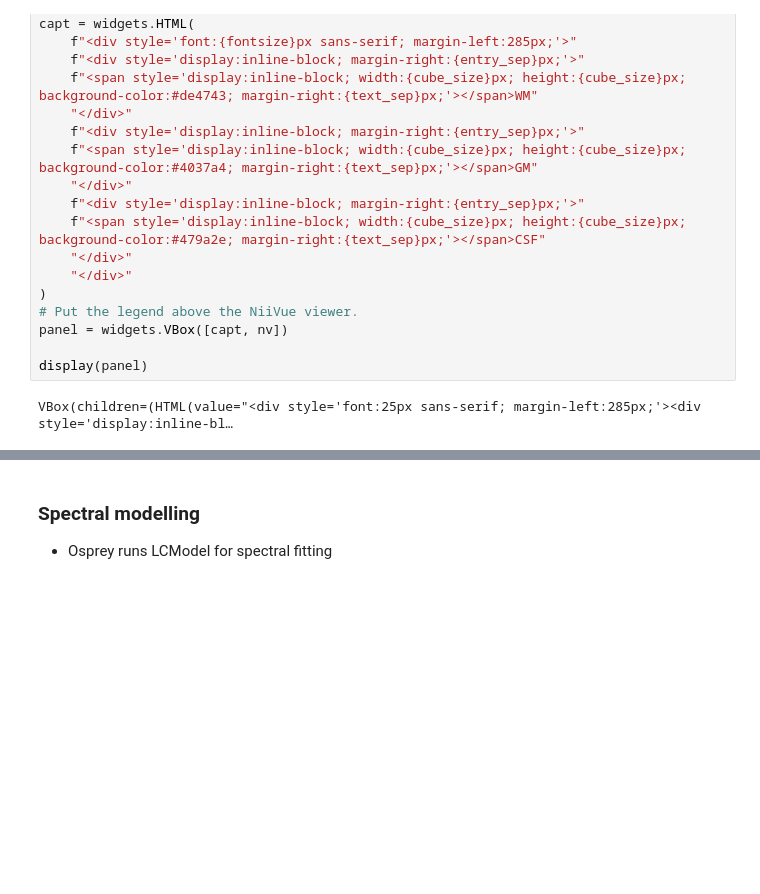
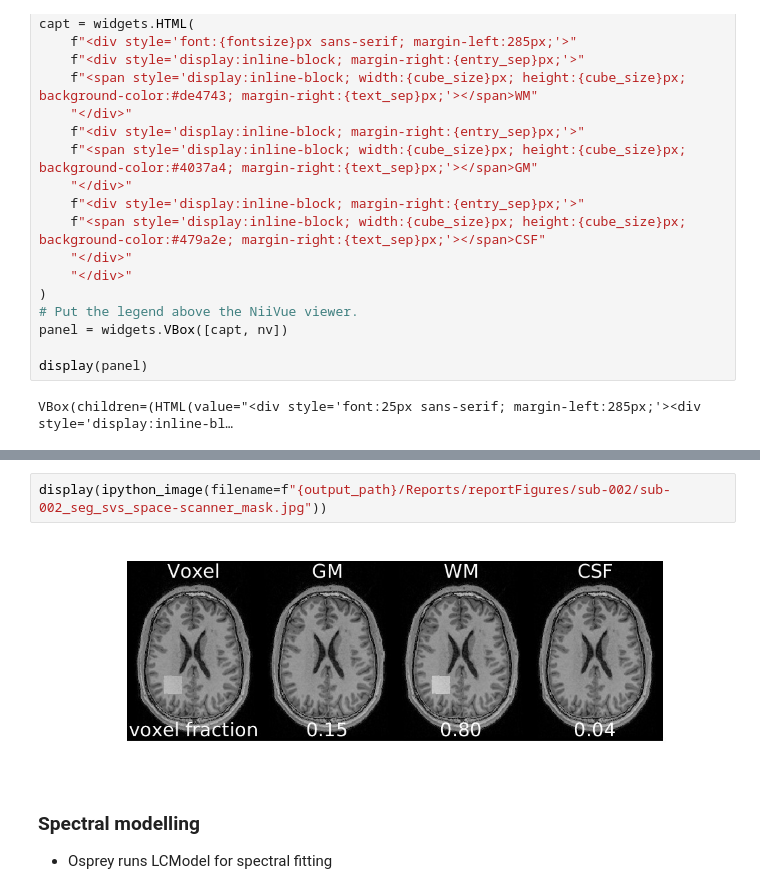
Before and after one commit to iishiishii/example-notebooks, a Jupyter notebook: books/spectroscopy/osprey.ipynb, the cells around one changed output, grey strips where cells are left out. Saved outputs shown, nothing was run; the diff lists cells and outputs as text; blank space fills up the shorter version.

Commit message:
fix title and figure in osprey

```diff
--- a/books/spectroscopy/osprey.ipynb
+++ b/books/spectroscopy/osprey.ipynb
@@ -343,6 +343,10 @@ VBox(children=(HTML(value="<div style='font:25px sans-serif; margin-left:285px;'
 display(ipython_image(url='https://raw.githubusercontent.com/neurodesk/example-notebooks/refs/heads/main/books/images/osprey-notebook.png'))
 # %% [output]
 [interactive output not drawn]
+# %%
+display(ipython_image(filename=f"{output_path}/Reports/reportFigures/sub-002/sub-002_seg_svs_space-scanner_mask.jpg"))
+# %% [output]
+[figure, added]
 # %% [markdown]
 ### Spectral modelling
 - Osprey runs LCModel for spectral fitting
```
Also changed, not shown: parts of 5 cells of this notebook.
